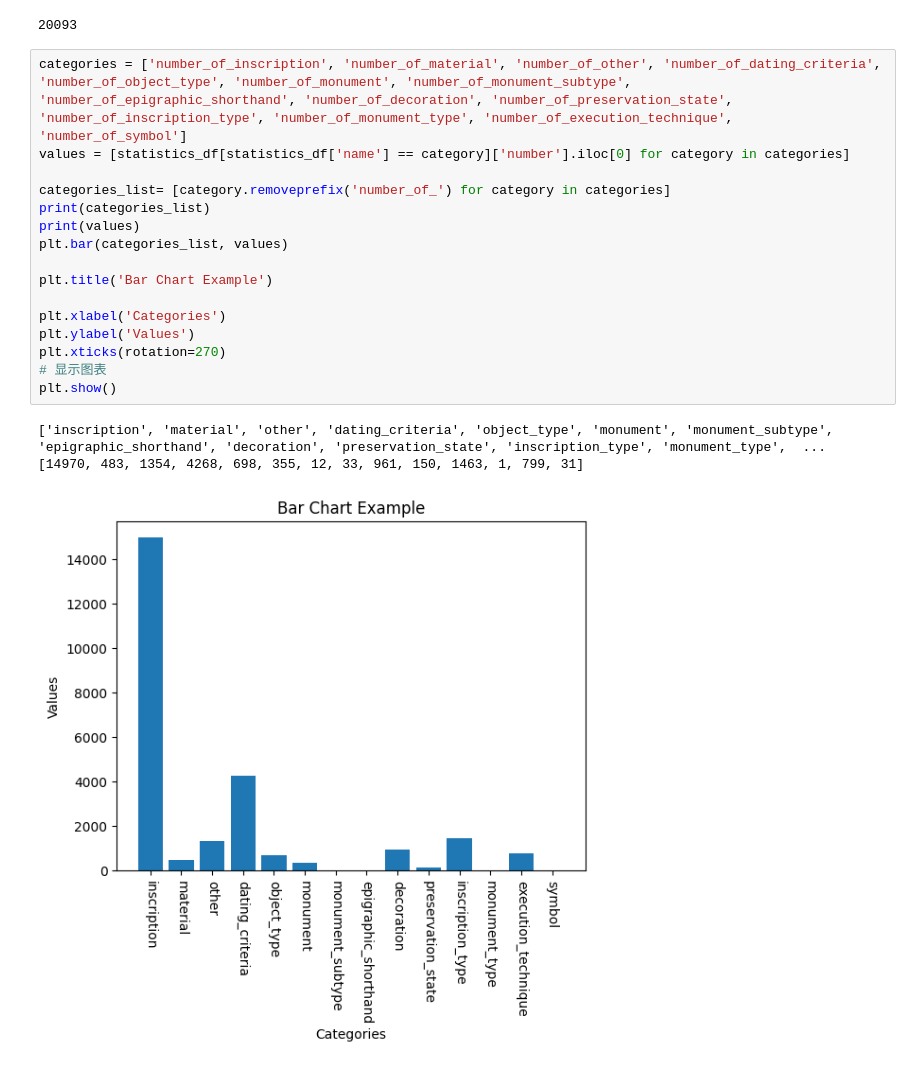
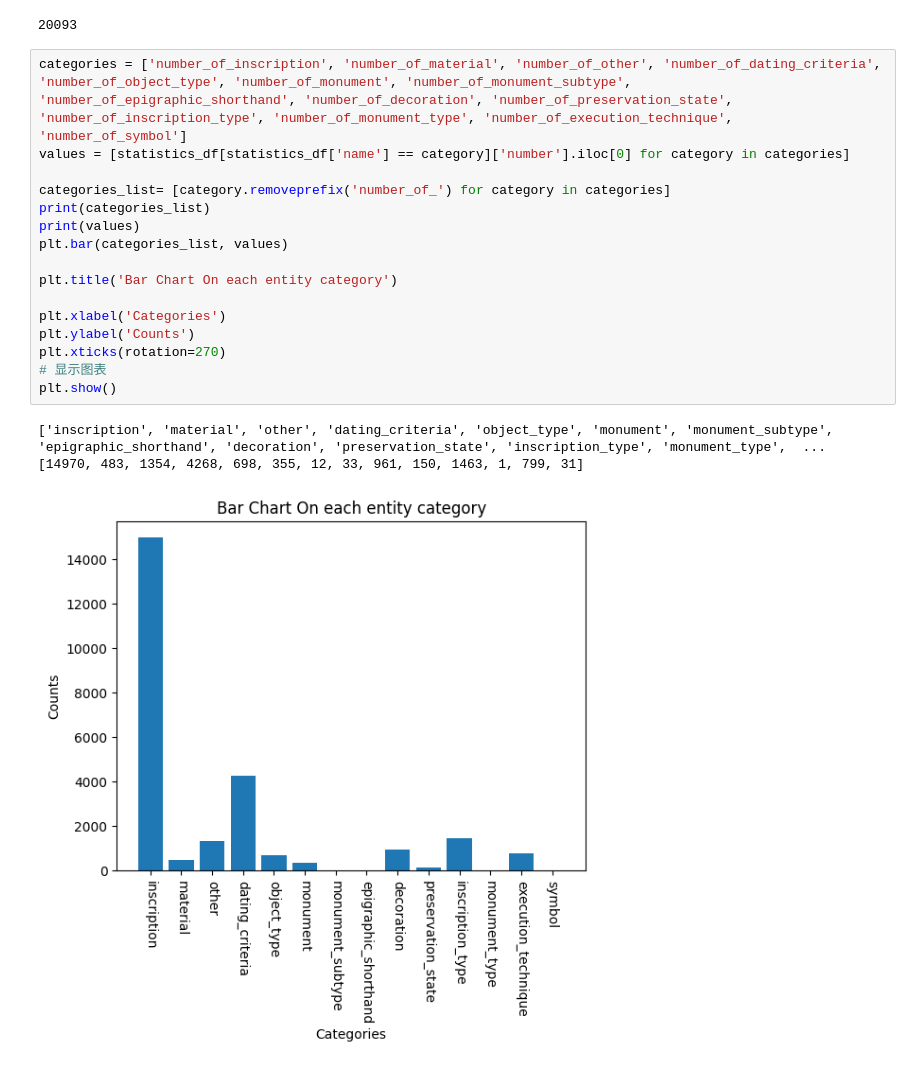
Before and after one commit to dh-epfl-students/dhlab-ukraine-epigraphy, a Jupyter notebook: process_second.ipynb, the cells around one changed output. Drawn from its saved outputs; the diff is of its cells as text.

```diff
--- a/process_second.ipynb
+++ b/process_second.ipynb
@@ -332,20 +332,20 @@ statistics_df[statistics_df['name'] == 'number_of_sentence']['number'][0]
 # %%
 categories = ['number_of_inscription', 'number_of_material', 'number_of_other', 'number_of_dating_criteria', 'number_of_object_type', 'number_of_monument', 'number_of_monument_subtype', 'number_of_epigraphic_shorthand', 'number_of_decoration', 'number_of_preservation_state', 'number_of_inscription_type', 'number_of_monument_type', 'number_of_execution_technique', 'number_of_symbol']
 values = [statistics_df[statistics_df['name'] == category]['number'].iloc[0] for category in categories]
 
 categories_list= [category.removeprefix('number_of_') for category in categories]
 print(categories_list)
 print(values)
 plt.bar(categories_list, values)
 
-plt.title('Bar Chart Example')
+plt.title('Bar Chart On each entity category')
 
 plt.xlabel('Categories')
-plt.ylabel('Values')
+plt.ylabel('Counts')
 plt.xticks(rotation=270)
 # 显示图表
 plt.show()
 # %% [output]
 ['inscription', 'material', 'other', 'dating_criteria', 'object_type', 'monument', 'monument_subtype', 'epigraphic_shorthand', 'decoration', 'preservation_state', 'inscription_type', 'monument_type',  ...
 [14970, 483, 1354, 4268, 698, 355, 12, 33, 961, 150, 1463, 1, 799, 31]
-[figure, old version]
+[figure, new version]
```
Also changed, not shown: parts of 7 cells of this notebook, 1 other file.
